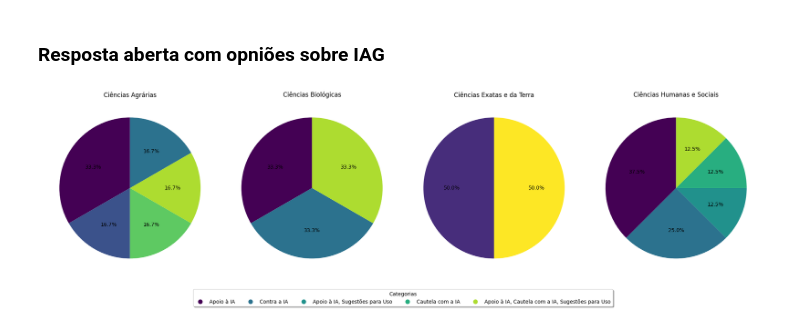
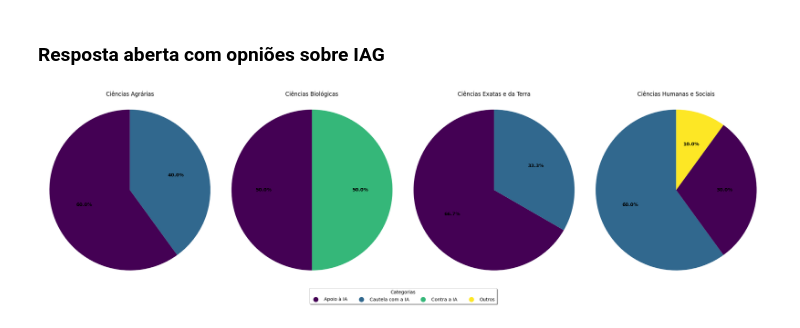
Before and after one commit to MariaLuiseB/Analise-TCC, a Jupyter notebook: areas_estudo_analises.ipynb, the cells around one changed output. Drawn from its saved outputs; the diff is of its cells as text; code cells hidden in the pictures.

```diff
--- a/areas_estudo_analises.ipynb
+++ b/areas_estudo_analises.ipynb
@@ -1948,15 +1948,13 @@ Muito Insatisfeito: 1 (4.2%)
 import pandas as pd
 import re
 import matplotlib.pyplot as plt
-import textwrap
 import random
 import numpy as np
 
-# Lista com as frases (cada elemento representa uma resposta)
+# Lista de frases (cada elemento representa uma resposta)
 frases = [
     "Ela ajuda em algumas áreas so q com o uso diário vc acaba n aprendendo muita coisa",
     "gostaria de saber o resultado da pesquisa, e ser naturalizada. hoje em dia, em jornalismo, é uma ferramenta fundamental e nas salas nem se fala dela, ou ainda se desaconselha. A IA, assim como a Net, veio para ficar... e é bom nos acostumar-nos logo",
-    "AI generativa na educação educação esta atrapalhando o conhecimento, na UNIVAR as provas esta sendo confeccionada com AI através de um programa que não cai nada que você estudou para a prova tudo diferente o nível de dificuldade não está compatível com o material passado pelos professores, um absurdo ate questões de concurso são sendo ofertadas nas provas. Os professores tem autonomia para produzir a prova com o nível de dificuldade que seus alunos estarão preparados.",
     "Acho que poderia haver um estudo completo da situação com o fim de mostrar para os alunos que eles podem sim utilizar de IA generativa como um auxiliar no momento de estudos e não como um 'hack' para conseguir tudo pronto.",
     "Deveria ser encimada e incentivada o modelo de uso correto, pois fingir que não existe ou proibida, só vai agravar ainda mais os casos estremos de utilização não consciente.",
     "Em todas as respostas escritas acho que ja deixei claro, que as ferramentas dão um alto suporte tanto no aprendizado quanto na produção, SE usados de maneira regulada ou 'certa', afinal suas respostas em tempo real para apoio as diversidades impactam bastate na melhoria pessoal. Infelizmente tem aqueles que tentam tomar vantagem, para esses é preciso um curso sobre, com uma prova para avaliar se são mentalmente capazes de usar... O uso dessas ferramentas precisa ser dosado, é apenas uma contribuição. Melhorar.",
@@ -1966,8 +1964,7 @@ frases = [
     "Sugiro que nao seja tao estimulado o seu uso. Prefiro pesquisas bibliograficas e artigos. Acredito que seja uma boa opção para ministrar aulas com uma certa modernização e quanto a realização de trabalhos acadêmicos, vejo como uma boa plataforma para agilizar a produção dos mesmos.",
     "A IA pode ser uma ótima ferramenta de desenvolvimento acadêmico no quesito de correção de texto (ortografia e pontuação), testar a veracidade de informações e até mesmo a busca de informações autenticas.",
     "Restringir a busca que a Ia realiza a sites e artigos confiáveis, garantindo a confiabilidade aos dados, método semelhante ao Google acadêmico.",
-    "Ajuda em atividades e em alguns tra",  # frase incompleta conforme o original
-    "Não",
+    "Ajuda em atividades e em alguns trabalhos",
     "Conferir sempre as referências e dados gerados pela IA",
     "No momento não Acredito fielmente que as IA artificiais vão ser adaptadas a uma nova forma de ensino, tornará algumas profissões obsoletos, mas criara novas oportunidades, não é necessário repudiar, mas sim adaptar as mesmas para um bom uso pessoal. Eu estou participando do projeto de pesquisa da professora Geruza e meu tema envolve IA, estou muito interessado no resultado dessa pesquisa.",
     "Deve ser realizada com responsabilidade",
@@ -1975,7 +1972,7 @@ frases = [
     "Top DMS e trem e bacana"
 ]
 
-# Novo dicionário de categorias atualizado
+# Dicionário de categorias
 categorias = {
     "Apoio à IA": [
         "ajuda", "suporte", "auxiliar", "alto suporte", "acostumar",
@@ -1986,61 +1983,72 @@ categorias = {
         "cautela", "restrita", "verificar", "conferir", "risco",
         "plágio", "inadequada", "irregular", "responsabilidade", "regulada",
         "regulamentada", "proibida", "uso consciente", "uso correto", "adaptar",
-        "adaptadas", "uso regular", "uso inadequado"
+        "adaptadas", "uso regular", "uso inadequado", "restringir", "encimada", "hack"
     ],
     "Contra a IA": [
-        "atrapalhando", "dificuldade", "nível de dificuldade", "provas", "nao aprendendo", "estimulado"
+        "atrapalhando", "dificuldade", "nível de dificuldade", "provas", "nao aprendendo", "estimulado", "prefiro",
     ],
-    "Sugestões para Uso": [
-        "sugiro", "estudo completo", "melhorar", "recomenda", "modernização", "dosado", "curso", "responsabilidade"
-    ]
 }
 
-# Função para categorizar a frase com base nas palavras-chave do dicionário atualizado
+# Função para categorizar a frase
 def categorizar(frase):
+    if len(frase.strip()) < 10:
+        return ["Outros"]
     resultados = []
     for categoria, palavras in categorias.items():
         for palavra in palavras:
             if re.search(r'\b' + re.escape(palavra) + r'\b', frase, re.IGNORECASE):
                 resultados.append(categoria)
                 break
-    return ", ".join(resultados) if resultados else "Outros"
+    return resultados if resultados else ["Outros"]
 
-# Cria o DataFrame com as frases
+# Criar DataFrame
 df = pd.DataFrame({'Frase': frases})
-df['Categoria'] = df['Frase'].apply(categorizar)
+df['Categorias'] = df['Frase'].apply(categorizar)
 
-# Atribuição de áreas de forma randômica para fins de exemplo (substitua com os dados reais)
+# Áreas atribuídas aleatoriamente (depois você pode substituir pelos dados reais)
 areas = ["Ciências Agrárias", "Ciências Biológicas", "Ciências Exatas e da Terra", "Ciências Humanas e Sociais"]
 random.seed(1)
 df['Área'] = [random.choice(areas) for _ in range(len(df))]
 
-# Define a paleta de cores viridis para os gráficos
-unique_categories = df['Categoria'].unique()
+# Explodir múltiplas categorias (quando uma frase se encaixa em mais de uma)
+df_exploded = df.explode('Categorias')
+
+# Paleta de cores
+unique_categories = sorted(df_exploded['Categorias'].unique())
 num_colors = len(unique_categories)
 viridis = plt.cm.get_cmap('viridis', num_colors)
 colors = [viridis(i) for i in range(num_colors)]
 category_colors = dict(zip(unique_categories, colors))
 
-# Geração dos gráficos de pizza para cada área em um layout 1 linha x 4 colunas, sem labels internos
-unique_areas = sorted(df['Área'].unique())
-fig, axes = plt.subplots(1, 4, figsize=(20,6))
+# Gráficos de pizza
+unique_areas = sorted(df_exploded['Área'].unique())
+fig, axes = plt.subplots(1, len(unique_areas), figsize=(22, 6))
+for ax, area in zip(axes, unique_areas):
+    grupo = df_exploded[df_exploded['Área'] == area]
+    counts = grupo['Categorias'].value_counts()
 
-# Gerar as subplots de pizza
-for ax, area in zip(axes, unique_areas):
-    grupo = df[df['Área'] == area]
-    counts = grupo['Categoria'].value_counts()
+    if counts.empty:
+        ax.axis('off')
+        ax.set_title(f"{area}\n(Sem dados)")
+        continue
+
     pie_colors = [category_colors.get(cat) for cat in counts.index]
     wedges, texts, autotexts = ax.pie(counts, autopct='%1.1f%%', startangle=90, colors=pie_colors)
-    ax.set_title(f"{area}")
 
-# Criar uma legenda com handles válidos
-handles = [plt.Line2D([0], [0], marker='o', color='w', markerfacecolor=color, markersize=10)
-           for color in pie_colors]
-fig.legend(handles, category_colors.keys(), loc="lower center", bbox_to_anchor=(0.5, -0.05),
+    for autotext in autotexts:
+        autotext.set_fontweight('bold')
+
+    ax.set_title(area)
+    ax.axis('equal')
+
+# Criar a legenda
+handles = [plt.Line2D([0], [0], marker='o', color='w', markerfacecolor=color, markersize=12)
+           for color in category_colors.values()]
+fig.legend(handles, category_colors.keys(), loc="lower center", bbox_to_anchor=(0.5, -0.1),
            fancybox=True, shadow=True, ncol=len(category_colors), title="Categorias")
 
 plt.tight_layout()
 plt.show()
 # %% [output]
-[figure, old version]
+[figure, new version]
```
